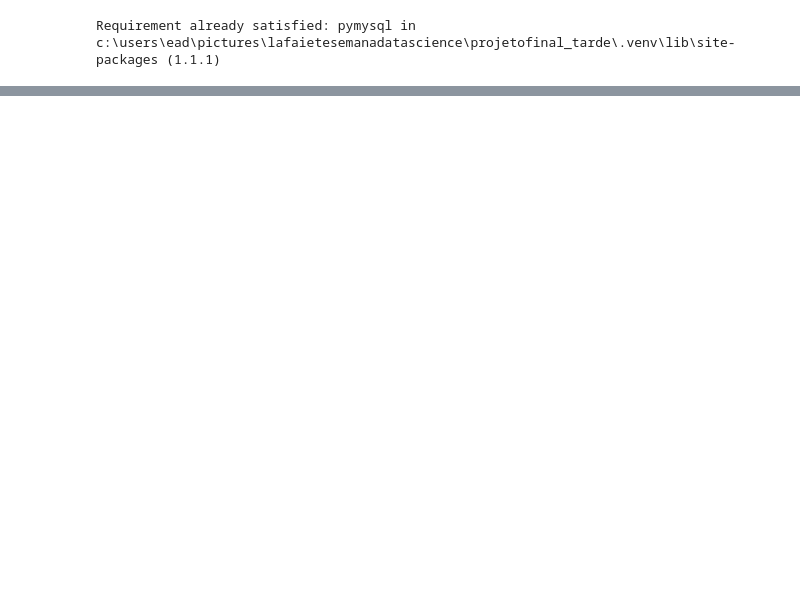
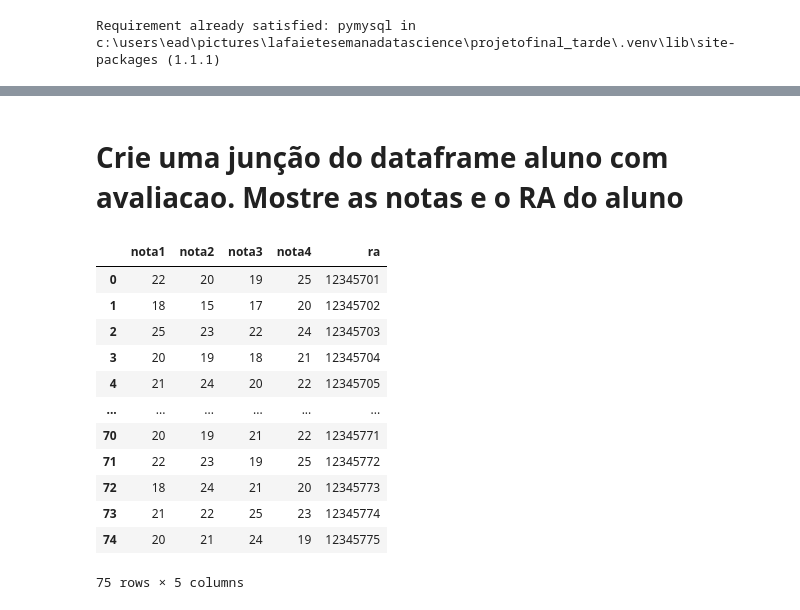
Before and after one commit to Lafaietepedro/projetofinal_tarde, a Jupyter notebook: notebook_tarde.ipynb, the cells around one changed output, grey strips where cells are left out. Cells and saved outputs as stored; diff of their text form; code cells hidden in the pictures; blank space fills up the shorter version.

```diff
--- a/notebook_tarde.ipynb
+++ b/notebook_tarde.ipynb
@@ -37,0 +335,21 @@ OperationalError: (pymysql.err.OperationalError) (2003, "Can't connect to MySQL
+# %% [markdown]
+# Crie uma junção do dataframe aluno com avaliacao. Mostre as notas e o RA do aluno
+# %%
+resultado2 = pd.merge(df_avaliacao, df_alunos, how='left', left_on='fk_aluno_id', right_on='id')
+resultado_selecionado2 = resultado2[['nota1','nota2','nota3','nota4','ra']]
+
+resultado_selecionado2
+# %% [output]
+|  | nota1 | nota2 | nota3 | nota4 | ra |
+| 0 | 22 | 20 | 19 | 25 | 12345701 |
+| 1 | 18 | 15 | 17 | 20 | 12345702 |
+| 2 | 25 | 23 | 22 | 24 | 12345703 |
+| 3 | 20 | 19 | 18 | 21 | 12345704 |
+| 4 | 21 | 24 | 20 | 22 | 12345705 |
+| ... | ... | ... | ... | ... | ... |
+| 70 | 20 | 19 | 21 | 22 | 12345771 |
+| 71 | 22 | 23 | 19 | 25 | 12345772 |
+| 72 | 18 | 24 | 21 | 20 | 12345773 |
+| 73 | 21 | 22 | 25 | 23 | 12345774 |
+| 74 | 20 | 21 | 24 | 19 | 12345775 |
+75 rows × 5 columns
```
Also changed, not shown: parts of 52 cells of this notebook, 4 other files.
